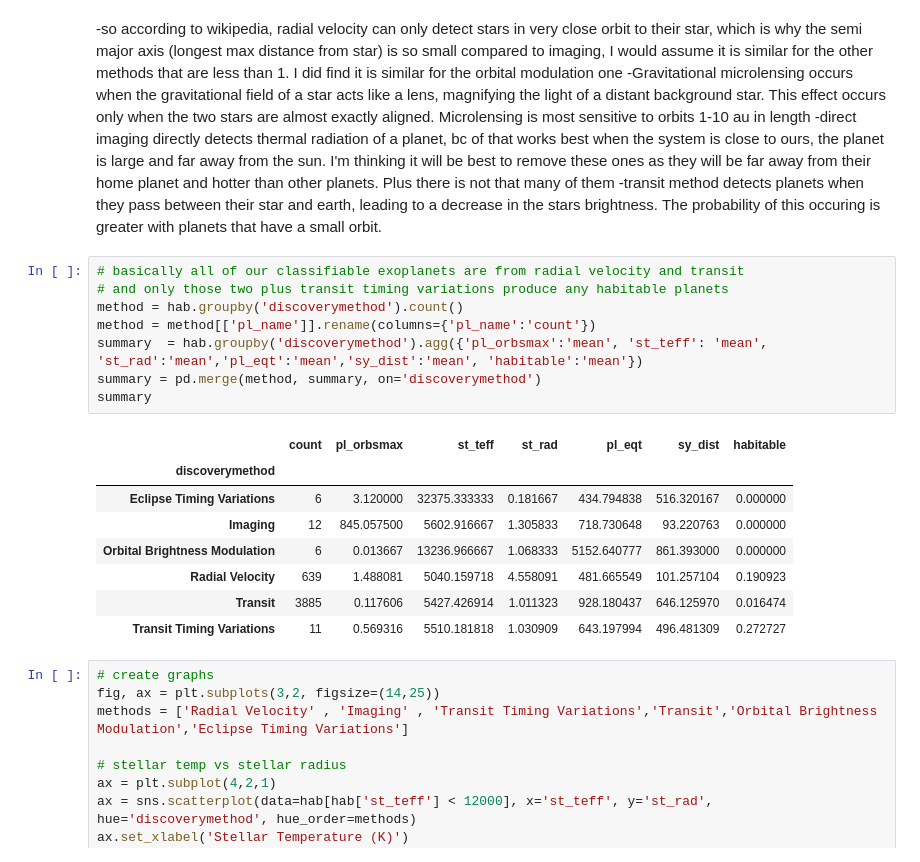
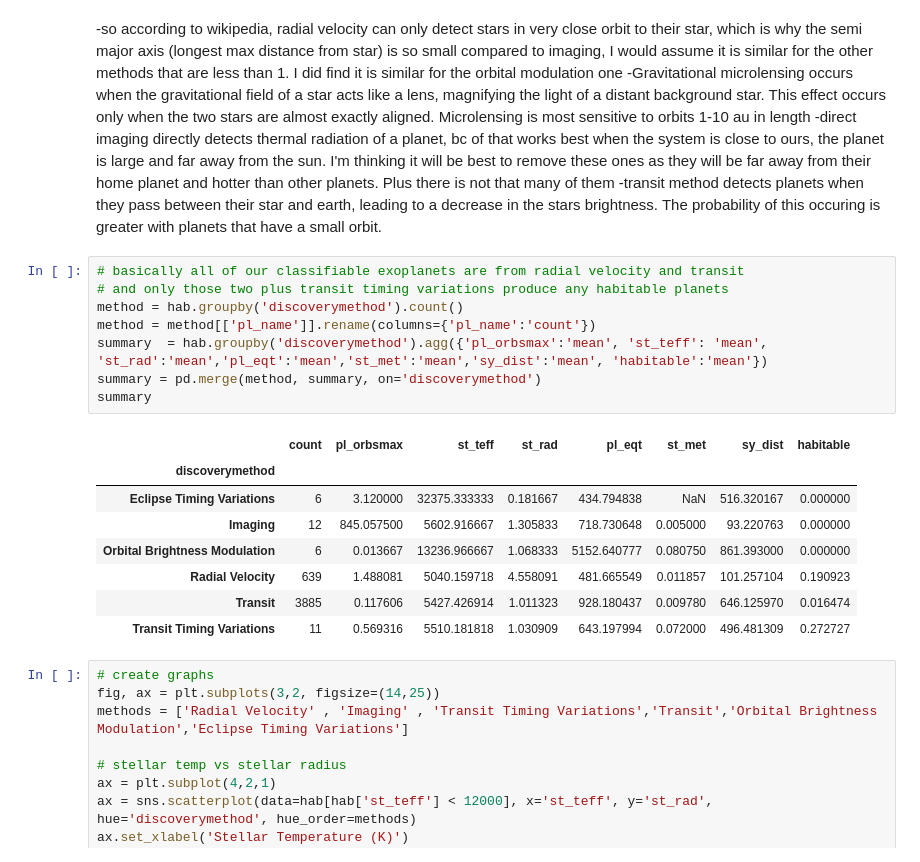
Before and after one commit to sethbeckett/cs6830_final_project, a Jupyter notebook: Carson-New.ipynb, the cells around one changed output. Drawn from its saved outputs; the diff is of its cells as text.

```diff
--- a/Carson-New.ipynb
+++ b/Carson-New.ipynb
@@ -183,20 +183,20 @@ near
 # %%
 # basically all of our classifiable exoplanets are from radial velocity and transit
 # and only those two plus transit timing variations produce any habitable planets
 method = hab.groupby('discoverymethod').count()
 method = method[['pl_name']].rename(columns={'pl_name':'count'})
-summary  = hab.groupby('discoverymethod').agg({'pl_orbsmax':'mean', 'st_teff': 'mean', 'st_rad':'mean','pl_eqt':'mean','sy_dist':'mean', 'habitable':'mean'})
+summary  = hab.groupby('discoverymethod').agg({'pl_orbsmax':'mean', 'st_teff': 'mean', 'st_rad':'mean','pl_eqt':'mean','st_met':'mean','sy_dist':'mean', 'habitable':'mean'})
 summary = pd.merge(method, summary, on='discoverymethod')
 summary
 # %% [output]
-|  | count | pl_orbsmax | st_teff | st_rad | pl_eqt | sy_dist | habitable |
-| discoverymethod |  |  |  |  |  |  |  |
-| Eclipse Timing Variations | 6 | 3.120000 | 32375.333333 | 0.181667 | 434.794838 | 516.320167 | 0.000000 |
-| Imaging | 12 | 845.057500 | 5602.916667 | 1.305833 | 718.730648 | 93.220763 | 0.000000 |
-| Orbital Brightness Modulation | 6 | 0.013667 | 13236.966667 | 1.068333 | 5152.640777 | 861.393000 | 0.000000 |
-| Radial Velocity | 639 | 1.488081 | 5040.159718 | 4.558091 | 481.665549 | 101.257104 | 0.190923 |
-| Transit | 3885 | 0.117606 | 5427.426914 | 1.011323 | 928.180437 | 646.125970 | 0.016474 |
-| Transit Timing Variations | 11 | 0.569316 | 5510.181818 | 1.030909 | 643.197994 | 496.481309 | 0.272727 |
+|  | count | pl_orbsmax | st_teff | st_rad | pl_eqt | st_met | sy_dist | habitable |
+| discoverymethod |  |  |  |  |  |  |  |  |
+| Eclipse Timing Variations | 6 | 3.120000 | 32375.333333 | 0.181667 | 434.794838 | NaN | 516.320167 | 0.000000 |
+| Imaging | 12 | 845.057500 | 5602.916667 | 1.305833 | 718.730648 | 0.005000 | 93.220763 | 0.000000 |
+| Orbital Brightness Modulation | 6 | 0.013667 | 13236.966667 | 1.068333 | 5152.640777 | 0.080750 | 861.393000 | 0.000000 |
+| Radial Velocity | 639 | 1.488081 | 5040.159718 | 4.558091 | 481.665549 | 0.011857 | 101.257104 | 0.190923 |
+| Transit | 3885 | 0.117606 | 5427.426914 | 1.011323 | 928.180437 | 0.009780 | 646.125970 | 0.016474 |
+| Transit Timing Variations | 11 | 0.569316 | 5510.181818 | 1.030909 | 643.197994 | 0.072000 | 496.481309 | 0.272727 |
 # %%
 # create graphs
 fig, ax = plt.subplots(3,2, figsize=(14,25))
```
